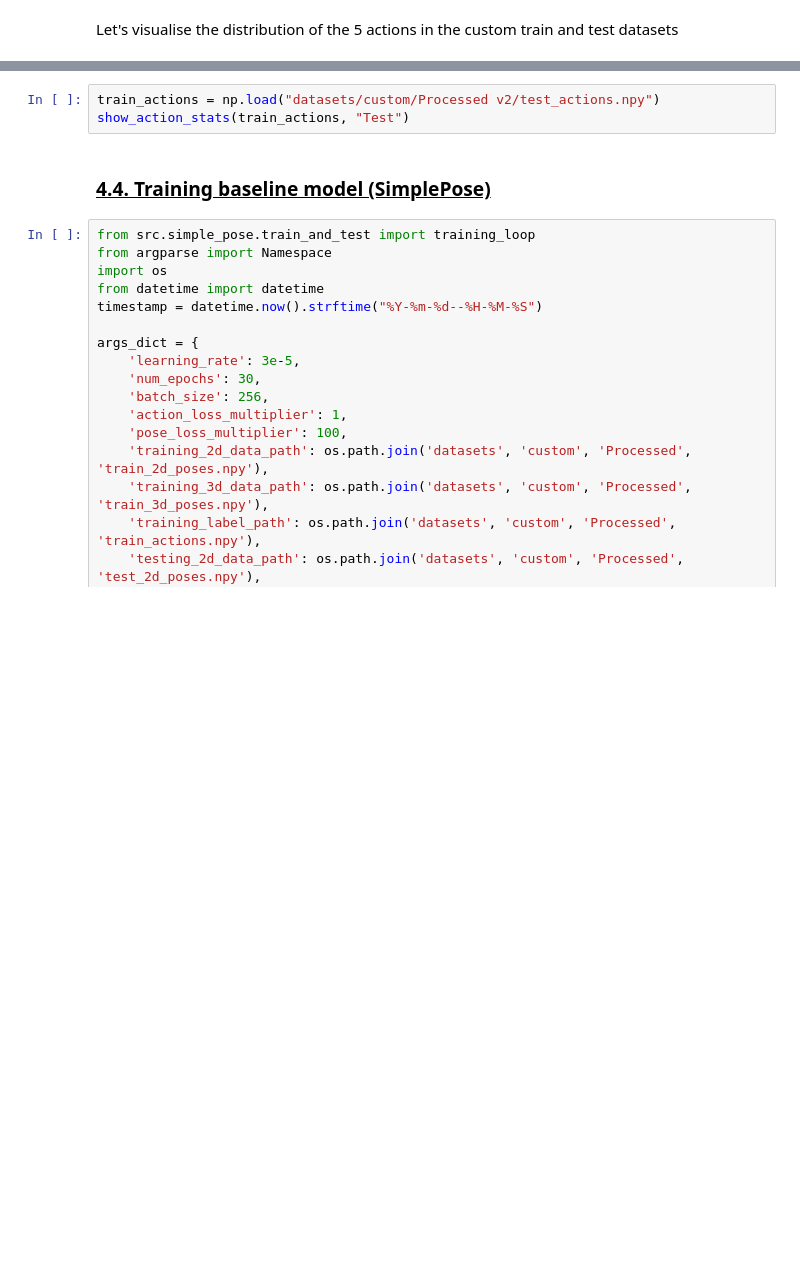
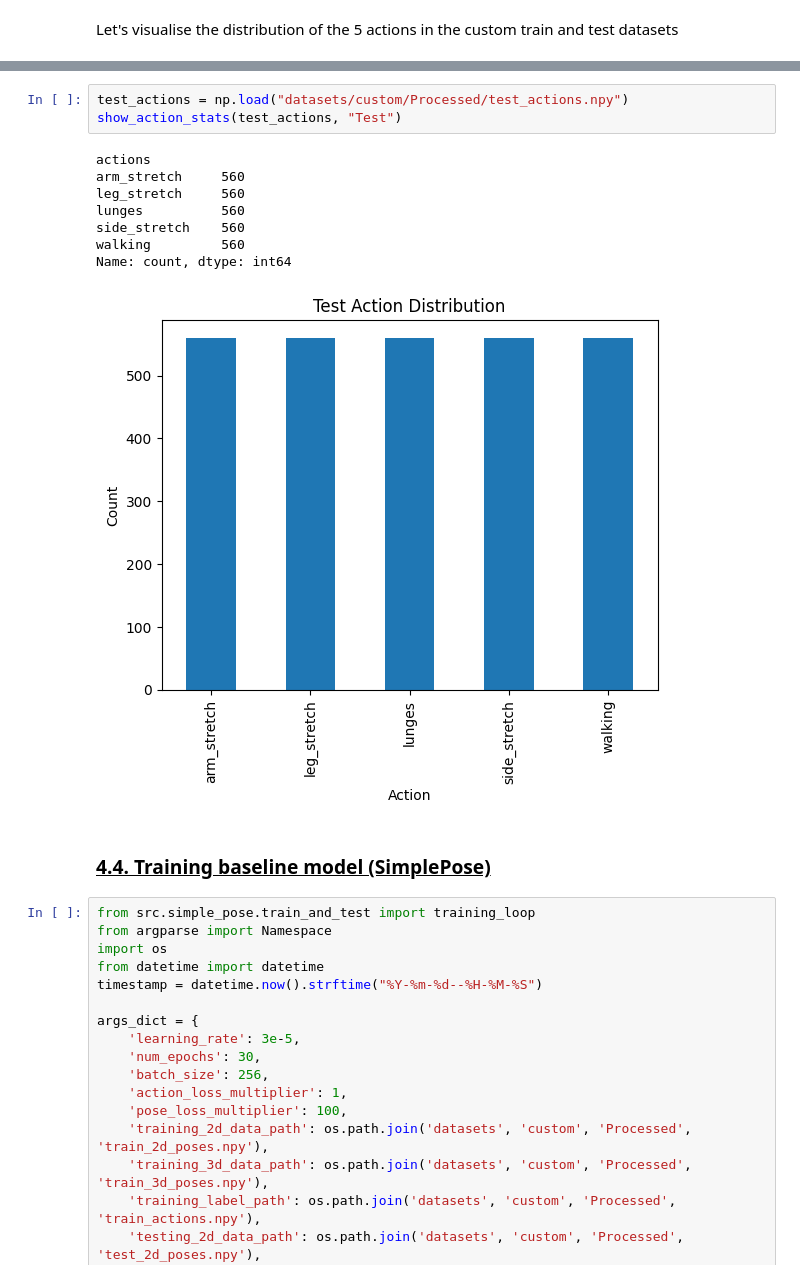
Before and after one commit to ParasharaRamesh/Poseidon, a Jupyter notebook: poseidon.ipynb, the cells around one changed output, grey strips where cells are left out. Drawn from its saved outputs; the diff is of its cells as text; blank space fills up the shorter version.

```diff
--- a/poseidon.ipynb
+++ b/poseidon.ipynb
@@ -607,6 +696,15 @@ show_action_stats(train_actions, "Train")
 # %%
-train_actions = np.load("datasets/custom/Processed v2/test_actions.npy")
-show_action_stats(train_actions, "Test")
+test_actions = np.load("datasets/custom/Processed/test_actions.npy")
+show_action_stats(test_actions, "Test")
+# %% [output]
+actions
+arm_stretch     560
+leg_stretch     560
+lunges          560
+side_stretch    560
+walking         560
+Name: count, dtype: int64
+[figure, added]
 # %% [markdown]
 <h3><u>4.4. Training baseline model (SimplePose)</u></h3>
 # %%
```
Also changed, not shown: parts of 37 cells of this notebook.
